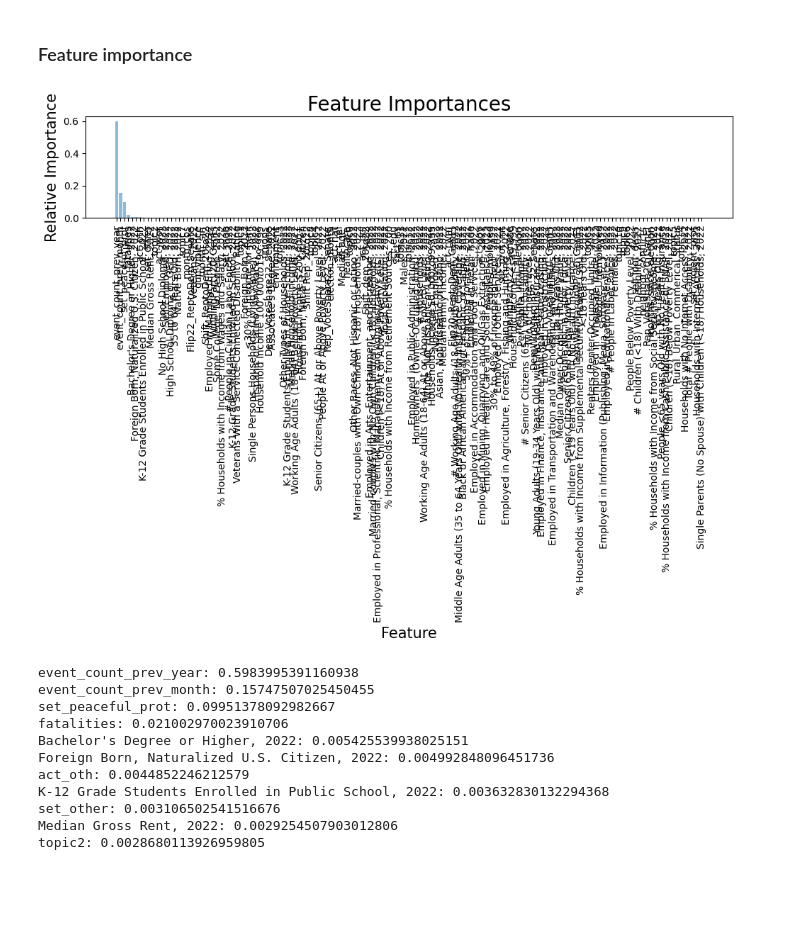
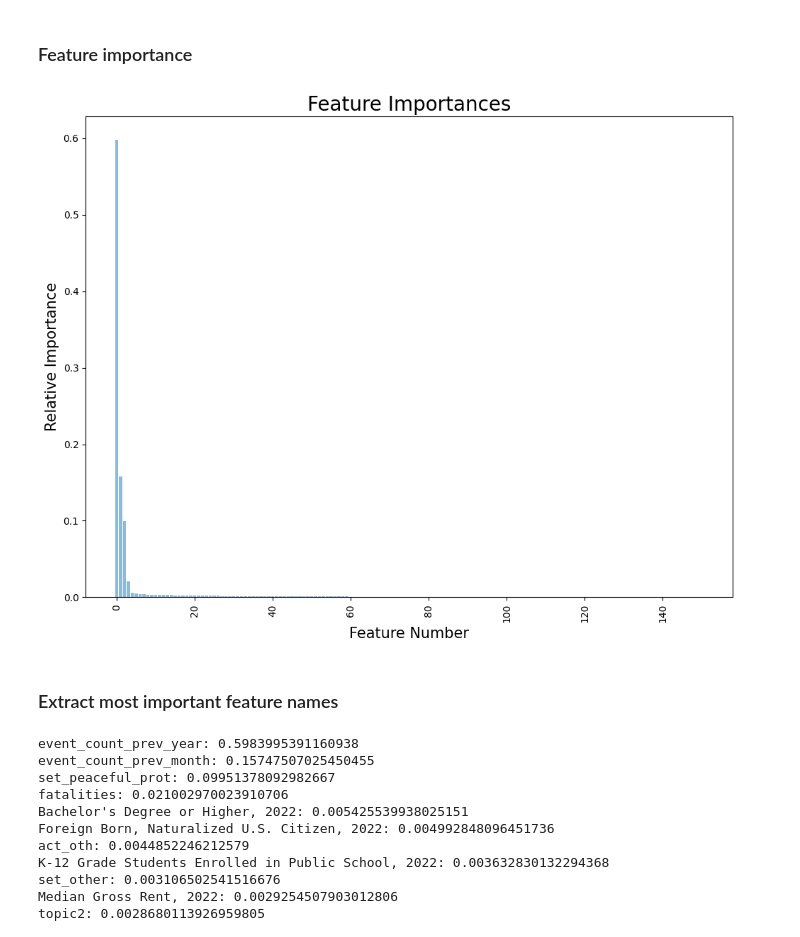
Before and after one commit to bprtdaniel/US_conflict_forecasting, a Jupyter notebook: 3_Models/Lag_models.ipynb, the cells around one changed output. Saved outputs shown, nothing was run; the diff lists cells and outputs as text; code cells hidden in the pictures; blank space fills up the shorter version.

```diff
--- a/3_Models/Lag_models.ipynb
+++ b/3_Models/Lag_models.ipynb
@@ -147,9 +143,2 @@ preprocessor = ColumnTransformer(
 X_train_scaled = preprocessor.fit_transform(X_train)
 X_test_scaled = preprocessor.transform(X_test)
-# %%
-'''
-# Normalize the data
-scaler = MinMaxScaler()
-X_train_scaled = scaler.fit_transform(X_train)
-X_test_scaled = scaler.transform(X_test)
-'''
@@ -171,25 +158,25 @@ RandomForestRegressor(random_state=100)
 feature_importances = rf_regressor.feature_importances_
 sorted_indices = np.argsort(feature_importances)[::-1]
 # %%
-# Assuming rf is your trained RandomForestClassifier
 feature_importances = rf_regressor.feature_importances_
-
-# Adjusting feature_names to match your processed 'carseats' DataFrame
-# Ensure this line comes after all preprocessing steps, including get_dummies and drop
-feature_names = X_train.columns
-
-# Sort the feature importances in descending order and get their indices
 sorted_indices = np.argsort(feature_importances)[::-1]
 
-# Create the plot
+# Plot
 plt.figure(figsize=(10, 8))
 plt.title('Feature Importances', fontsize=20)
 plt.bar(range(len(feature_importances)), feature_importances[sorted_indices], align='center', alpha=0.5)
-plt.xticks(range(len(feature_importances)), feature_names[sorted_indices], rotation=90)
+
+num_features = len(feature_importances)
+ticks = range(0, num_features, 20)
+tick_labels = [str(i) for i in ticks]
+
+plt.xticks(ticks, tick_labels, rotation=90)
 plt.ylabel('Relative Importance', fontsize=15)
-plt.xlabel('Feature', fontsize=15)
-plt.tight_layout()  # Adjusts the plot to ensure everything fits without overlapping
+plt.xlabel('Feature Number', fontsize=15)
+plt.tight_layout()
 plt.show()
 # %% [output]
-[figure, old version]
+[figure, new version]
+# %% [markdown]
+### Extract most important feature names
 # %%
```
Also changed, not shown: parts of 47 cells of this notebook, 3 other files.
